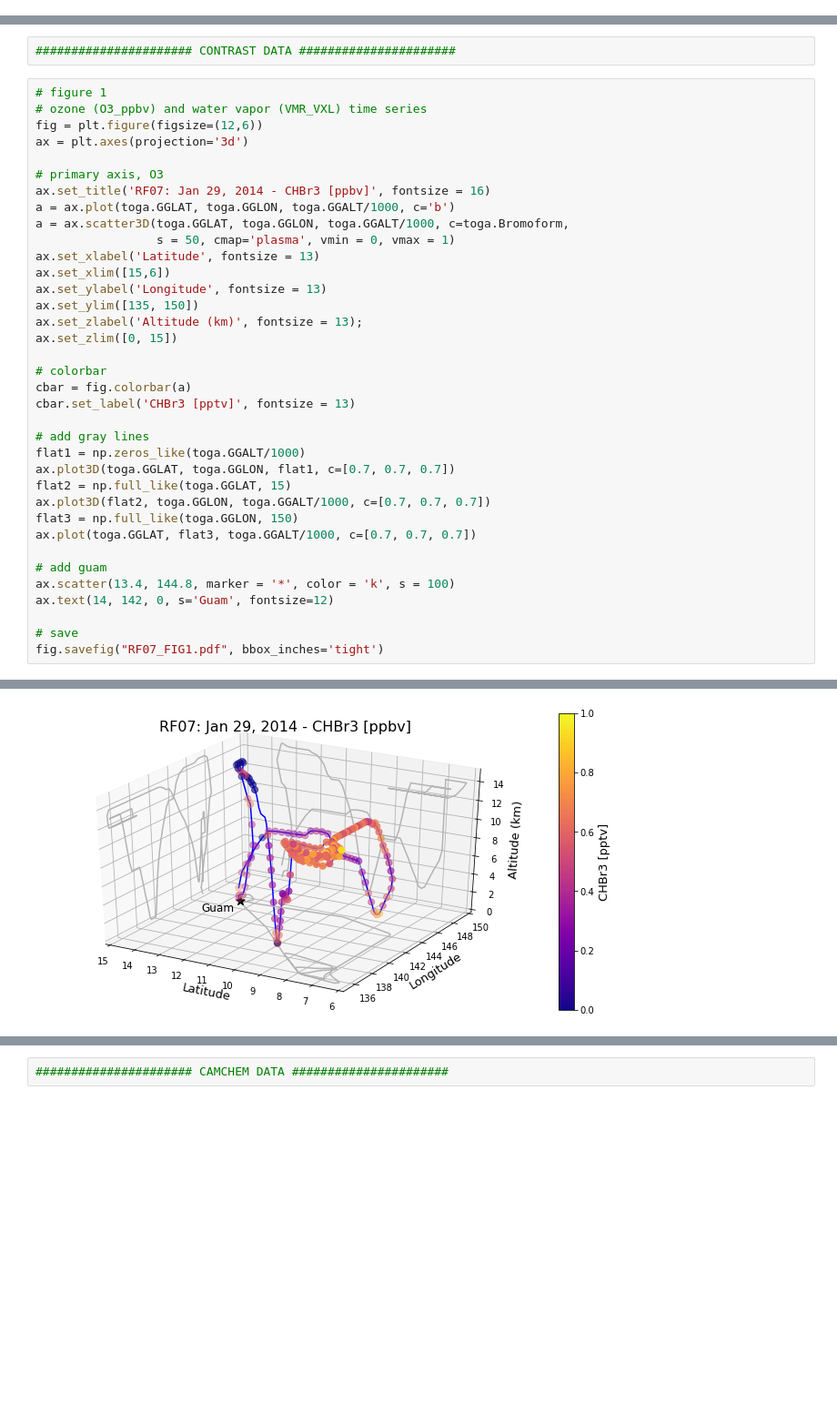
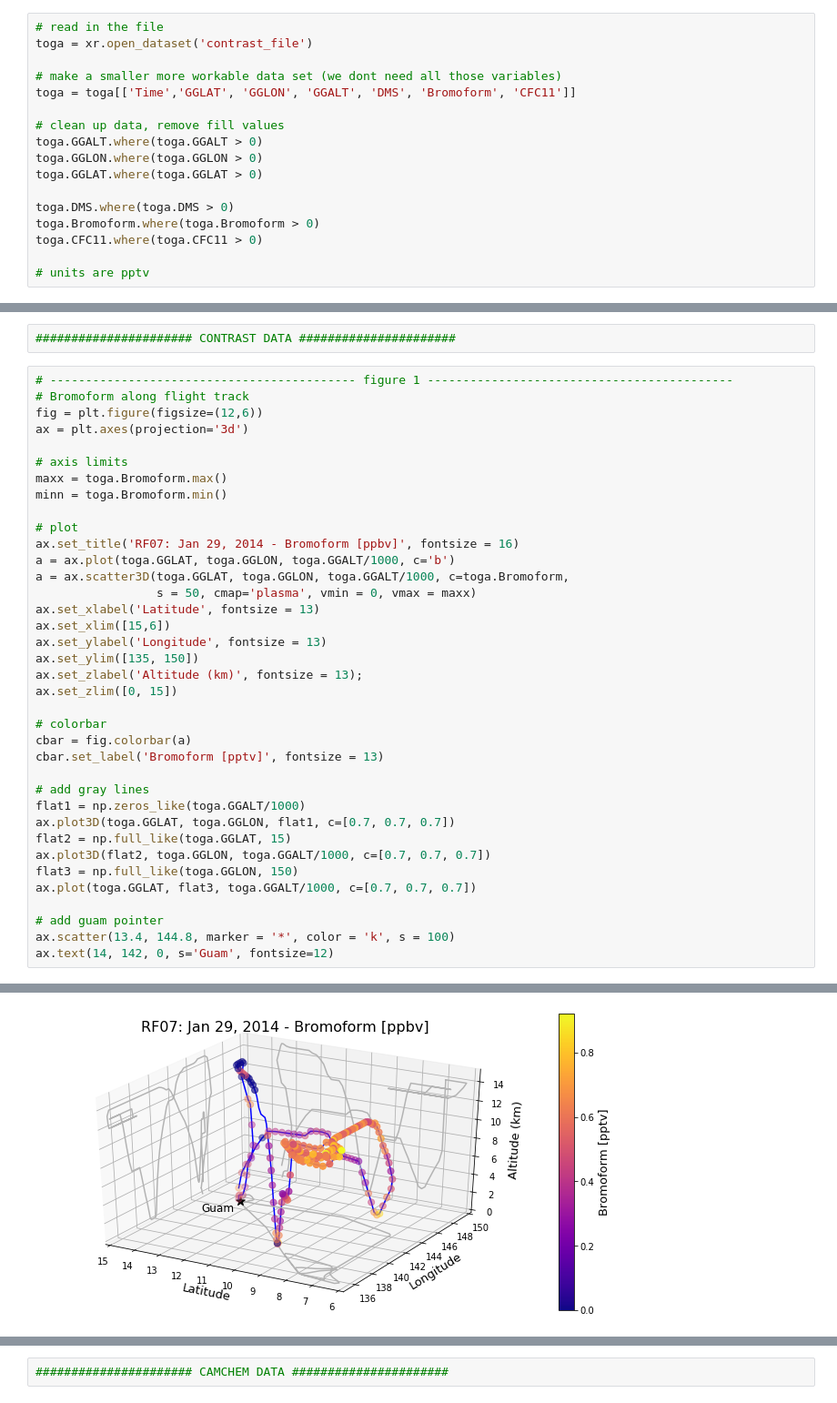
Before and after one commit to schelpon/final_project, a Jupyter notebook: final_project.ipynb, the cells around one changed output, grey strips where cells are left out. Shown at 91% size. Cells and saved outputs as stored; diff of their text form; blank space fills up the shorter version.

```diff
--- a/final_project.ipynb
+++ b/final_project.ipynb
@@ -79,0 +53,17 @@ Data variables:
+# %%
+# read in the file
+toga = xr.open_dataset('contrast_file')
+
+# make a smaller more workable data set (we dont need all those variables)
+toga = toga[['Time','GGLAT', 'GGLON', 'GGALT', 'DMS', 'Bromoform', 'CFC11']]
+
+# clean up data, remove fill values
+toga.GGALT.where(toga.GGALT > 0)
+toga.GGLON.where(toga.GGLON > 0)
+toga.GGLAT.where(toga.GGLAT > 0)
+
+toga.DMS.where(toga.DMS > 0)
+toga.Bromoform.where(toga.Bromoform > 0)
+toga.CFC11.where(toga.CFC11 > 0)
+
+# units are pptv
@@ -126,16 +178,20 @@ Attributes:
 # %%
 ###################### CONTRAST DATA ######################
 # %%
-# figure 1
-# ozone (O3_ppbv) and water vapor (VMR_VXL) time series
+# ------------------------------------------- figure 1 -------------------------------------------
+# Bromoform along flight track
 fig = plt.figure(figsize=(12,6))
 ax = plt.axes(projection='3d')
 
-# primary axis, O3
-ax.set_title('RF07: Jan 29, 2014 - CHBr3 [ppbv]', fontsize = 16)
+# axis limits
+maxx = toga.Bromoform.max()
+minn = toga.Bromoform.min()
+
+# plot
+ax.set_title('RF07: Jan 29, 2014 - Bromoform [ppbv]', fontsize = 16)
 a = ax.plot(toga.GGLAT, toga.GGLON, toga.GGALT/1000, c='b')
 a = ax.scatter3D(toga.GGLAT, toga.GGLON, toga.GGALT/1000, c=toga.Bromoform,
-                 s = 50, cmap='plasma', vmin = 0, vmax = 1)
+                 s = 50, cmap='plasma', vmin = 0, vmax = maxx)
 ax.set_xlabel('Latitude', fontsize = 13)
 ax.set_xlim([15,6])
 ax.set_ylabel('Longitude', fontsize = 13)
@@ -145,7 +201,7 @@ ax.set_zlim([0, 15])
 
 # colorbar
 cbar = fig.colorbar(a)
-cbar.set_label('CHBr3 [pptv]', fontsize = 13)
+cbar.set_label('Bromoform [pptv]', fontsize = 13)
 
 # add gray lines
 flat1 = np.zeros_like(toga.GGALT/1000)
@@ -155,10 +211,7 @@ ax.plot3D(flat2, toga.GGLON, toga.GGALT/1000, c=[0.7, 0.7, 0.7])
 flat3 = np.full_like(toga.GGLON, 150)
 ax.plot(toga.GGLAT, flat3, toga.GGALT/1000, c=[0.7, 0.7, 0.7])
 
-# add guam
+# add guam pointer
 ax.scatter(13.4, 144.8, marker = '*', color = 'k', s = 100)
 ax.text(14, 142, 0, s='Guam', fontsize=12)
-
-# save
-fig.savefig("RF07_FIG1.pdf", bbox_inches='tight')
 # %% [output]
@@ -165 +219 @@ fig.savefig("RF07_FIG1.pdf", bbox_inches='tight')
-[figure, old version]
+[figure, new version]
```
Also changed, not shown: parts of 20 cells of this notebook.
